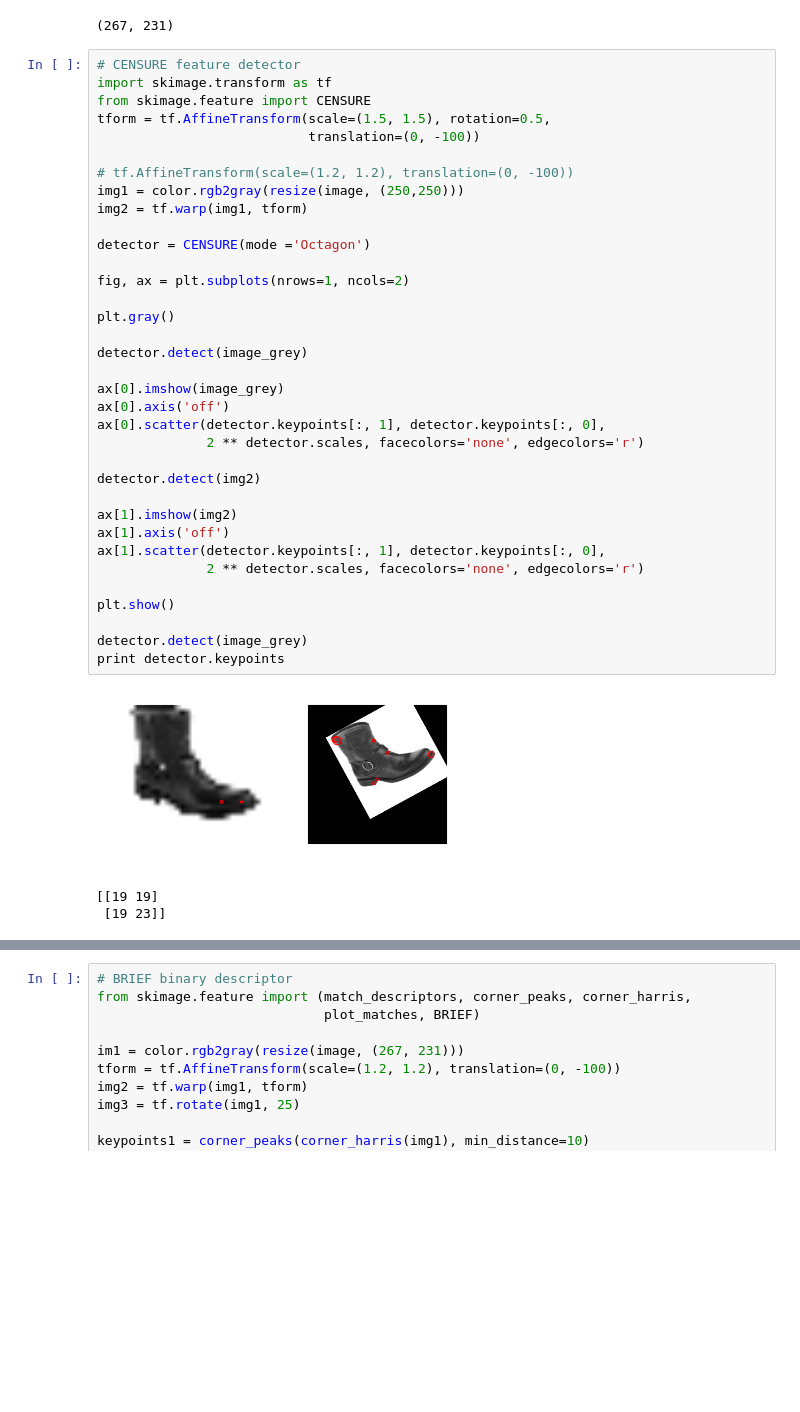
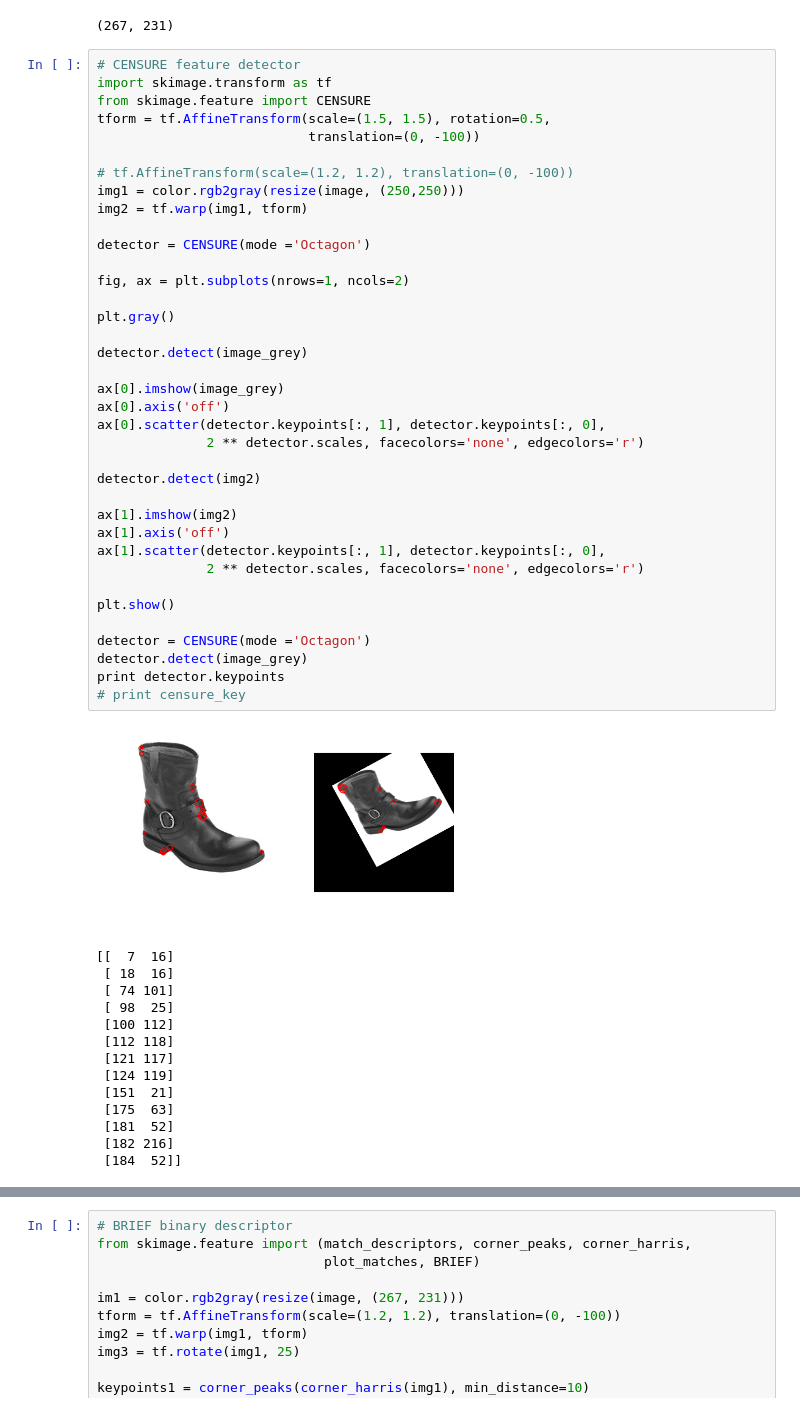
Before and after one commit to adolfoeliazat/Tinderella, a Jupyter notebook: filter_transformation.ipynb, the cells around one changed output, grey strips where cells are left out. Cells and saved outputs as stored; diff of their text form; blank space fills up the shorter version.

```diff
--- a/filter_transformation.ipynb
+++ b/filter_transformation.ipynb
@@ -95,36 +95,49 @@ tform = tf.AffineTransform(scale=(1.5, 1.5), rotation=0.5,
 
 # tf.AffineTransform(scale=(1.2, 1.2), translation=(0, -100))
 img1 = color.rgb2gray(resize(image, (250,250)))
 img2 = tf.warp(img1, tform)
 
 detector = CENSURE(mode ='Octagon')
 
 fig, ax = plt.subplots(nrows=1, ncols=2)
 
 plt.gray()
 
 detector.detect(image_grey)
 
 ax[0].imshow(image_grey)
 ax[0].axis('off')
 ax[0].scatter(detector.keypoints[:, 1], detector.keypoints[:, 0],
               2 ** detector.scales, facecolors='none', edgecolors='r')
 
 detector.detect(img2)
 
 ax[1].imshow(img2)
 ax[1].axis('off')
 ax[1].scatter(detector.keypoints[:, 1], detector.keypoints[:, 0],
               2 ** detector.scales, facecolors='none', edgecolors='r')
 
 plt.show()
 
+detector = CENSURE(mode ='Octagon')
 detector.detect(image_grey)
 print detector.keypoints
+# print censure_key
 # %% [output]
-[figure, old version]
+[figure, new version]
-[[19 19]
- [19 23]]
+[[  7  16]
+ [ 18  16]
+ [ 74 101]
+ [ 98  25]
+ [100 112]
+ [112 118]
+ [121 117]
+ [124 119]
+ [151  21]
+ [175  63]
+ [181  52]
+ [182 216]
+ [184  52]]
 # %%
 # ORB Detector
 from skimage.feature import (match_descriptors, corner_harris,
```
Also changed, not shown: parts of 2 cells of this notebook, 1 other file.
